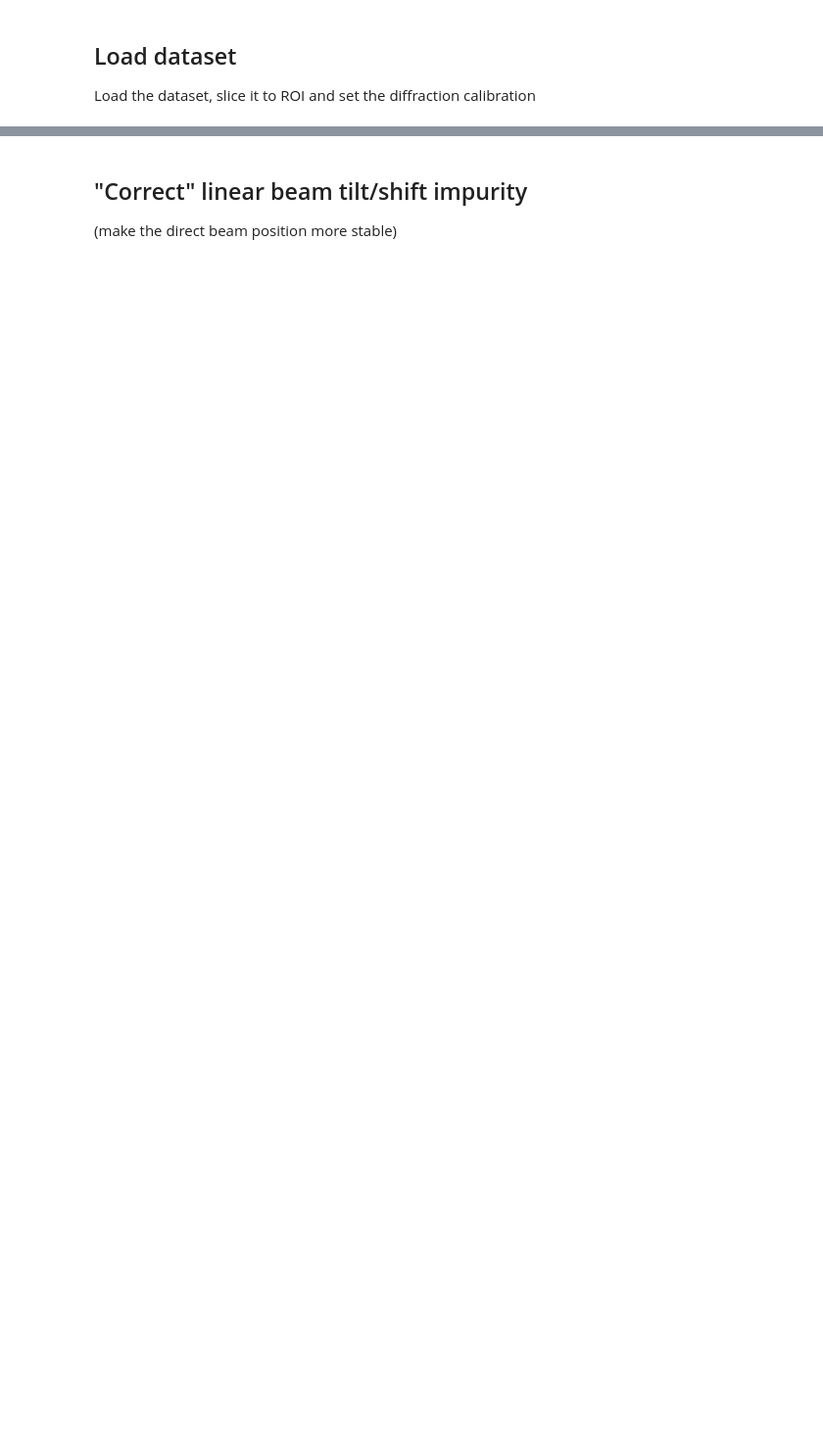
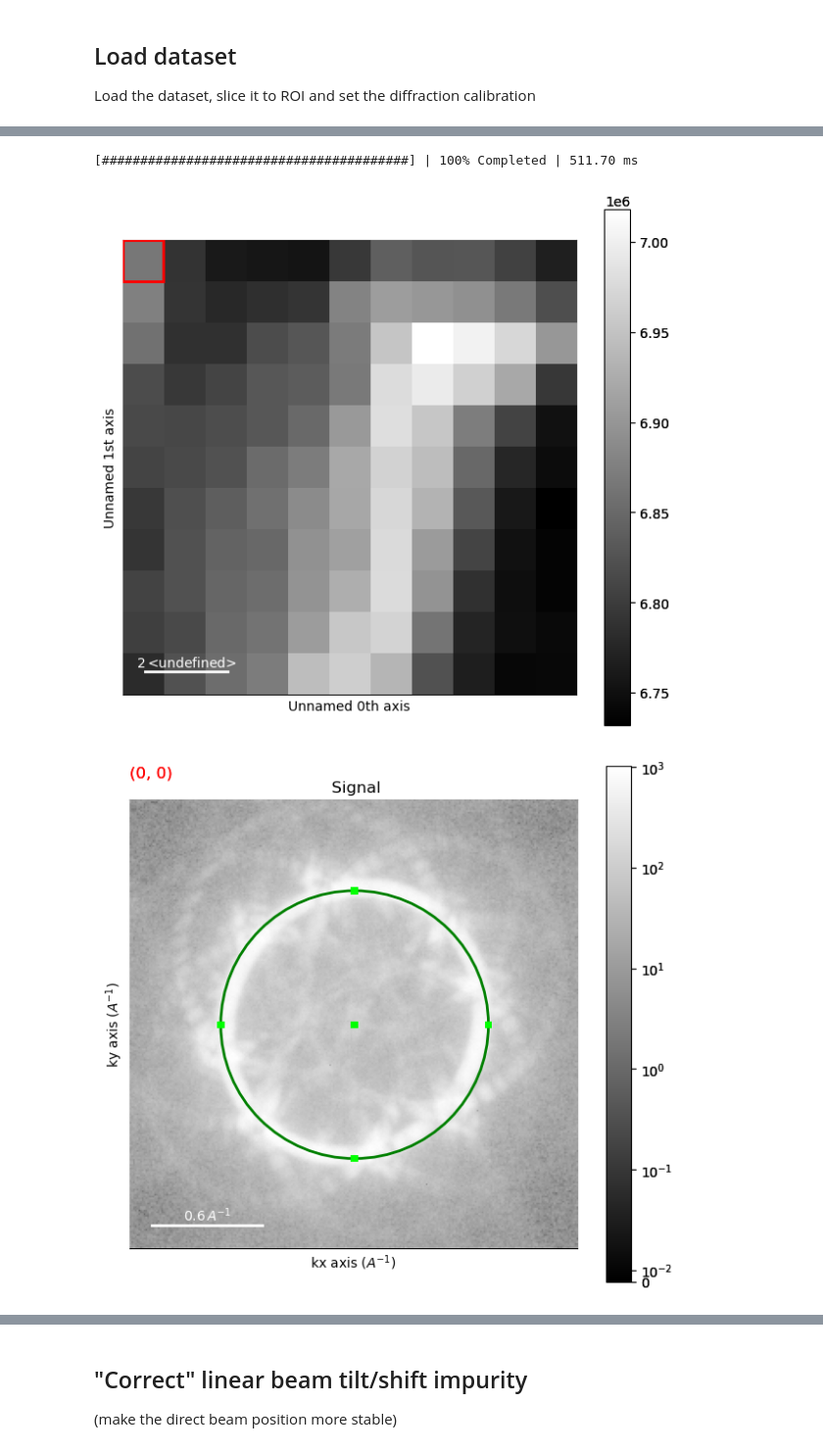
Before and after one commit to emichr/PhaseMappingPaper, a Jupyter notebook: Preprocessing.ipynb, the cells around one changed output, grey strips where cells are left out. Shown at 98% size. Saved outputs shown, nothing was run; the diff lists cells and outputs as text; code cells hidden in the pictures; blank space fills up the shorter version.

```diff
--- a/Preprocessing.ipynb
+++ b/Preprocessing.ipynb
@@ -24,0 +105,12 @@ OSError: [Errno 22] Unable to open file (file read failed: time = Mon Feb  6 18:
+# %%
+beam_energy = 200 #kV
+diffraction_scale = 0.00952 #Å^-1
+pixel_size = 55 #um
+s.set_experimental_parameters(beam_energy=beam_energy,
+                              camera_length=camera_length(beam_energy, diffraction_scale, pixel_size),
+                              scan_rotation=0,
+                              rocking_angle=1.04,
+                              rocking_frequency=100,
+                              exposure_time=10) #Set the experimental parameters. Actual precession angle is slightly different than nominal angle.
+s.set_scan_calibration(2.4943) #Set the scan calibration to the calibrated scale (from comparison to TEM image in a seperate workflow).
+s.set_diffraction_calibration(diffraction_scale, center=(128.5*diffraction_scale, 128.5*diffraction_scale)) #Set the diffraction calibration (measured on the dataset)
@@ -24,0 +119,12 @@ OSError: [Errno 22] Unable to open file (file read failed: time = Mon Feb  6 18:
+# %%
+descan_off = pxm.load_mib(str(filename.with_stem(r'datasetA_descanOff'))) #Load the descan_off data
+data = descan_off.data.reshape((11, 11, 256, 256)) #Reshape the data
+data = data.rechunk(11, 11, 256, 256) #Rechunk the data
+descan_off = pxm.signals.LazyElectronDiffraction2D(data) #Recreate the data with correct shape
+descan_off.set_diffraction_calibration(diffraction_scale) #Set the diffracton scale
+descan_off.compute() #Load the data into memory
+descan_off.plot(norm='symlog') #Plot the data
+roi = hs.roi.CircleROI(0.0, 0.0, s.metadata.Acquisition_instrument.TEM.rocking_angle*np.pi/180/get_electron_wavelength(200)) #Create a circle with radius equal to the precession angle
+roi.add_widget(descan_off, axes=[2, 3]) #Add the circle to the plot
+s.original_metadata.add_dictionary({'SupportingData': {'PrecessionRing': descan_off}}) #Add the descan off data to the metadata
+# %% [output]
@@ -24,0 +134,3 @@ OSError: [Errno 22] Unable to open file (file read failed: time = Mon Feb  6 18:
+[########################################] | 100% Completed | 511.70 ms
+[figure, added]
+[figure, added]
```
Also changed, not shown: parts of 34 cells of this notebook, 15 other files.
